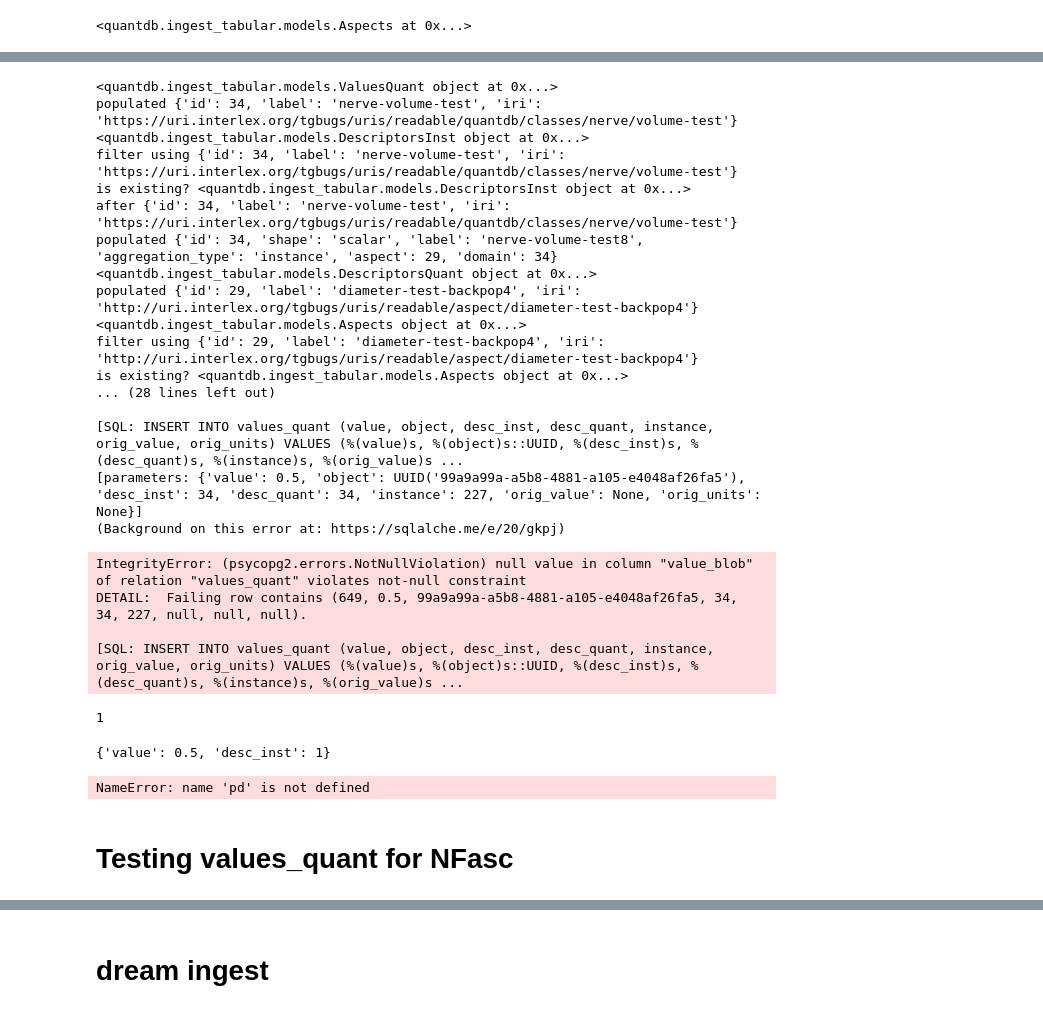
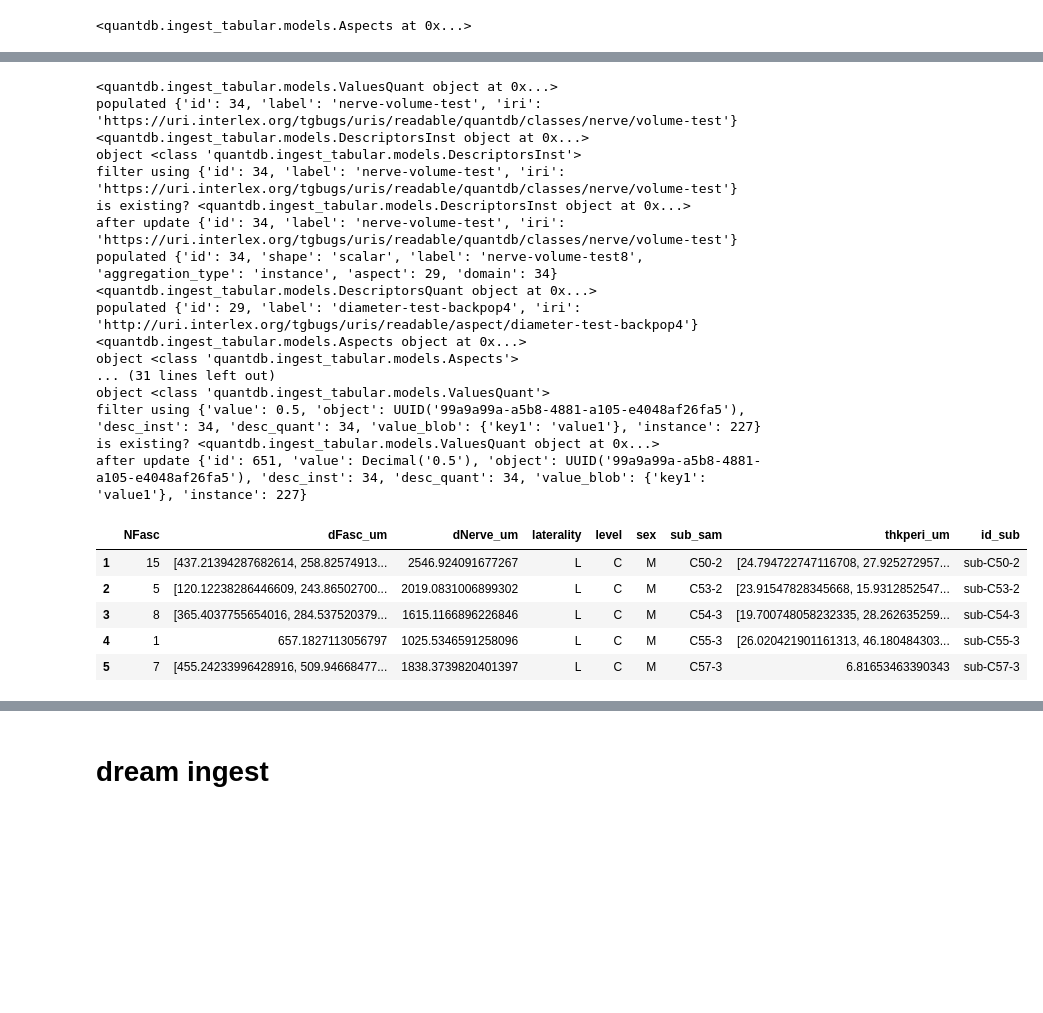
Before and after one commit to tmsincomb/quantitative-db, a Jupyter notebook: ingest-tab-from-file_v2.ipynb, the cells around one changed output, grey strips where cells are left out. Cells and saved outputs as stored; diff of their text form; code cells hidden in the pictures; blank space fills up the shorter version.

```diff
--- a/ingest-tab-from-file_v2.ipynb
+++ b/ingest-tab-from-file_v2.ipynb
@@ -223,16 +269,6 @@ values_inst = ValuesInst(
     # dataset=object.id,
     objects=object,
 )
-#     "id": 2,
-#     "value": 0.11059190031152646,
-#     "object": "38215e04-e8ab-4a55-8291-46839f96ed1b",
-#     "desc_inst": 15,
-#     "desc_quant": 3,
-#     "instance": 20,
-#     "orig_value": null,
-#     "orig_units": null,
-#     "value_blob": 0.11059190031152646
-#   },
 values_quant = ValuesQuant(
     value=0.5,
     objects=object,
@@ -241,6 +277,7 @@ values_quant = ValuesQuant(
     descriptors_inst=desc_inst,
     descriptors_quant=desc_quant,
     values_inst=values_inst,
+    value_blob={"key1": "value1"},
 )
 
 with session.no_autoflush:
@@ -249,53 +286,37 @@ with session.no_autoflush:
 <quantdb.ingest_tabular.models.ValuesQuant object at 0x...>
 populated {'id': 34, 'label': 'nerve-volume-test', 'iri': 'https://uri.interlex.org/tgbugs/uris/readable/quantdb/classes/nerve/volume-test'}
 <quantdb.ingest_tabular.models.DescriptorsInst object at 0x...>
+object <class 'quantdb.ingest_tabular.models.DescriptorsInst'>
 filter using {'id': 34, 'label': 'nerve-volume-test', 'iri': 'https://uri.interlex.org/tgbugs/uris/readable/quantdb/classes/nerve/volume-test'}
 is existing? <quantdb.ingest_tabular.models.DescriptorsInst object at 0x...>
-after {'id': 34, 'label': 'nerve-volume-test', 'iri': 'https://uri.interlex.org/tgbugs/uris/readable/quantdb/classes/nerve/volume-test'}
+after update {'id': 34, 'label': 'nerve-volume-test', 'iri': 'https://uri.interlex.org/tgbugs/uris/readable/quantdb/classes/nerve/volume-test'}
 populated {'id': 34, 'shape': 'scalar', 'label': 'nerve-volume-test8', 'aggregation_type': 'instance', 'aspect': 29, 'domain': 34}
 <quantdb.ingest_tabular.models.DescriptorsQuant object at 0x...>
 populated {'id': 29, 'label': 'diameter-test-backpop4', 'iri': 'http://uri.interlex.org/tgbugs/uris/readable/aspect/diameter-test-backpop4'}
 <quantdb.ingest_tabular.models.Aspects object at 0x...>
-filter using {'id': 29, 'label': 'diameter-test-backpop4', 'iri': 'http://uri.interlex.org/tgbugs/uris/readable/aspect/diameter-test-backpop4'}
-is existing? <quantdb.ingest_tabular.models.Aspects object at 0x...>
-... (28 lines left out)
-
-[SQL: INSERT INTO values_quant (value, object, desc_inst, desc_quant, instance, orig_value, orig_units) VALUES (%(value)s, %(object)s::UUID, %(desc_inst)s, %(desc_quant)s, %(instance)s, %(orig_value)s ...
-[parameters: {'value': 0.5, 'object': UUID('99a9a99a-a5b8-4881-a105-e4048af26fa5'), 'desc_inst': 34, 'desc_quant': 34, 'instance': 227, 'orig_value': None, 'orig_units': None}]
-(Background on this error at: https://sqlalche.me/e/20/gkpj)
+object <class 'quantdb.ingest_tabular.models.Aspects'>
+... (31 lines left out)
+object <class 'quantdb.ingest_tabular.models.ValuesQuant'>
+filter using {'value': 0.5, 'object': UUID('99a9a99a-a5b8-4881-a105-e4048af26fa5'), 'desc_inst': 34, 'desc_quant': 34, 'value_blob': {'key1': 'value1'}, 'instance': 227}
+is existing? <quantdb.ingest_tabular.models.ValuesQuant object at 0x...>
+after update {'id': 651, 'value': Decimal('0.5'), 'object': UUID('99a9a99a-a5b8-4881-a105-e4048af26fa5'), 'desc_inst': 34, 'desc_quant': 34, 'value_blob': {'key1': 'value1'}, 'instance': 227}
-IntegrityError: (psycopg2.errors.NotNullViolation) null value in column "value_blob" of relation "values_quant" violates not-null constraint
-DETAIL:  Failing row contains (649, 0.5, 99a9a99a-a5b8-4881-a105-e4048af26fa5, 34, 34, 227, null, null, null).
-
-[SQL: INSERT INTO values_quant (value, object, desc_inst, desc_quant, instance, orig_value, orig_units) VALUES (%(value)s, %(object)s::UUID, %(desc_inst)s, %(desc_quant)s, %(instance)s, %(orig_value)s ...
-# %%
-values_quant = ValuesQuant(
-    value=0.5,
-    objects=object,
-    orig_value=None,
-    orig_units=None,
-    descriptors_inst=desc_inst,
-    descriptors_quant=desc_quant,
-    values_inst=values_inst,
-)
-desc_inst.id = 1
-values_quant.descriptors_inst = desc_inst
-values_quant.desc_inst
-# %% [output]
-1
-# %%
-object_as_dict(values_quant)
-# %% [output]
-{'value': 0.5, 'desc_inst': 1}
 # %%
 # ingest.insert_objects(
 #     objects=[
 #         Objects(id="55c5b69c-a5b8-4881-a105-e4048af26fa5", id_type="dataset"),
 #     ]
 # )
+import pandas as pd
 
 df = pd.read_csv("data/CadaverVNMorphology_OutputMetrics.csv", index_col=0)
-df
+df = df.T.reset_index(drop=True)
+df["id_sub"] = "sub-" + df.sub_sam
+df.index = df.index + 1
+df.head()
 # %% [output]
-NameError: name 'pd' is not defined
+|  | NFasc | dFasc_um | dNerve_um | laterality | level | sex | sub_sam | thkperi_um | id_sub |
+| 1 | 15 | [437.21394287682614, 258.82574913... | 2546.924091677267 | L | C | M | C50-2 | [24.794722747116708, 27.925272957... | sub-C50-2 |
+| 2 | 5 | [120.12238286446609, 243.86502700... | 2019.0831006899302 | L | C | M | C53-2 | [23.91547828345668, 15.9312852547... | sub-C53-2 |
+| 3 | 8 | [365.4037755654016, 284.537520379... | 1615.1166896226846 | L | C | M | C54-3 | [19.700748058232335, 28.262635259... | sub-C54-3 |
+| 4 | 1 | 657.1827113056797 | 1025.5346591258096 | L | C | M | C55-3 | [26.020421901161313, 46.180484303... | sub-C55-3 |
+| 5 | 7 | [455.24233996428916, 509.94668477... | 1838.3739820401397 | L | C | M | C57-3 | 6.81653463390343 | sub-C57-3 |
-# %% [markdown]
-# Testing values_quant for NFasc
```
Also changed, not shown: parts of 7 cells of this notebook, 1 other file.
